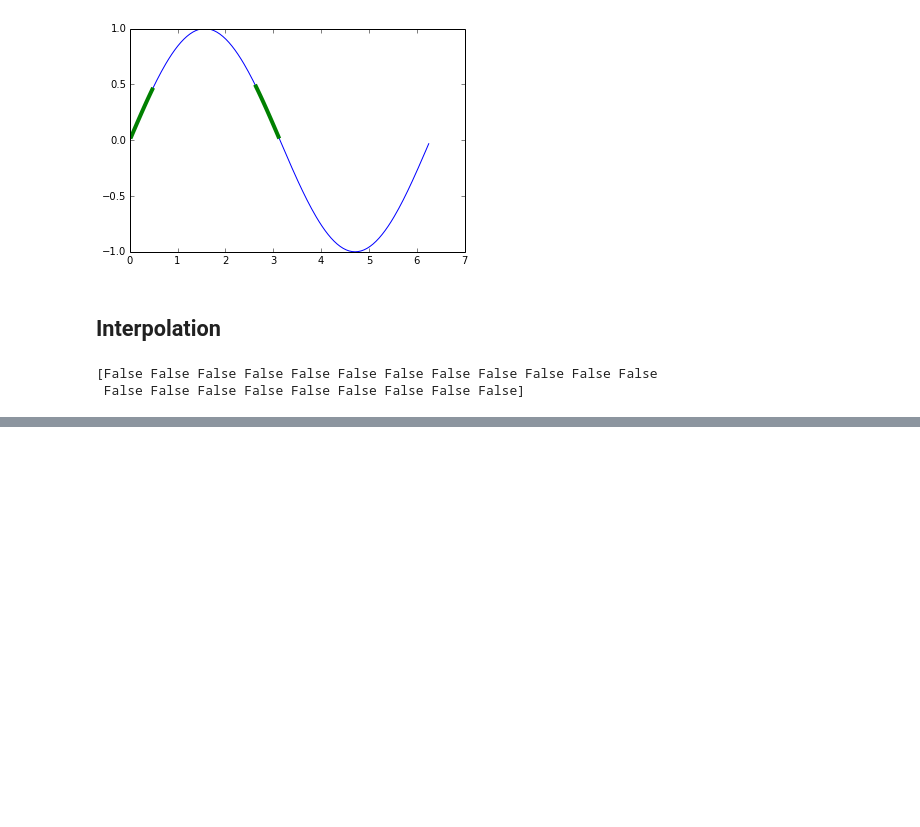
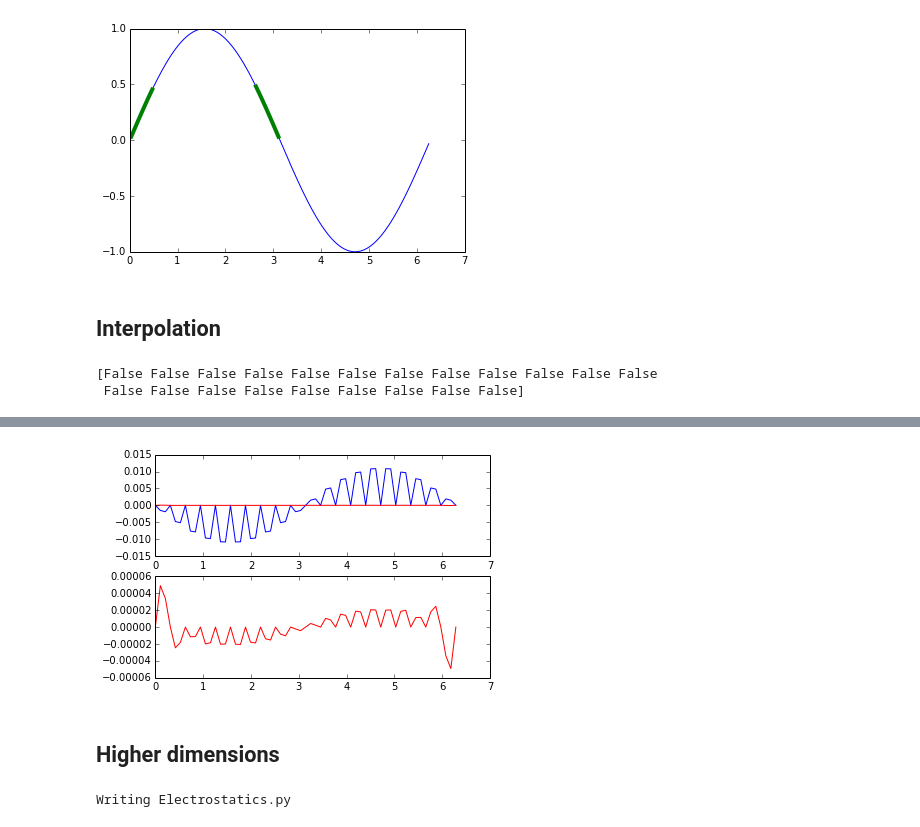
Before and after one commit to mnaworsk/PHYS202-S14, a Jupyter notebook: SciPy/InterpolationTour.ipynb, the cells around one changed output, grey strips where cells are left out. Cells and saved outputs as stored; diff of their text form; code cells hidden in the pictures; blank space fills up the shorter version.

```diff
--- a/SciPy/InterpolationTour.ipynb
+++ b/SciPy/InterpolationTour.ipynb
@@ -40,0 +97,48 @@ print ii
+# %%
+#cubic interpolation
+sinNewC = interp1d(theta, np.sin(theta), kind='cubic')(thetaNew)
+
+#Plot them both together
+plt.subplot(2,1,1)
+plt.plot(thetaNew, sinNew - np.sin(thetaNew),thetaNew, sinNewC - np.sin(thetaNew), 'r')
+
+#Can't really see the variation in the red curve.  Let's zoom in:
+plt.subplot(2,1,2)
+plt.plot(thetaNew, sinNewC - np.sin(thetaNew),'r')
+
+plt.show()
+# %% [output]
+[figure, added]
+# %% [markdown]
+## Higher dimensions
+# %%
+%%file Electrostatics.py
+
+import numpy as np
+
+def pointPotential(x,y,q,Xc,Yc):
+    """
+    Return the electric potential for a
+    point charge q at (Xc,Yc)
+
+    Units returned are [Volts] if input
+    units are [meters] and [Coulombs]
+    """
+    k = 8.987551787997912e9 #(Nm^2/C^2)
+    Vxy = k*q/np.sqrt(((x-Xc)**2 + (y-Yc)**2))
+    return Vxy
+
+def dipolePotential(x,y,q,d):
+    """
+    Return the electric potential for a
+    pair of point charges +/- q
+    separated by distance d along the x-axis
+    with their midpoint at (0,0).
+
+    Units returned are [Volts] if input
+    units are [meters] and [Coulombs]
+    """
+    Vxy=pointPotential(x,y,q,-d/2.,0.) + pointPotential(x,y,-q,+d/2.,0.)
+    return Vxy
+# %% [output]
+Writing Electrostatics.py
```
Also changed, not shown: parts of 12 cells of this notebook, 3 other files.
